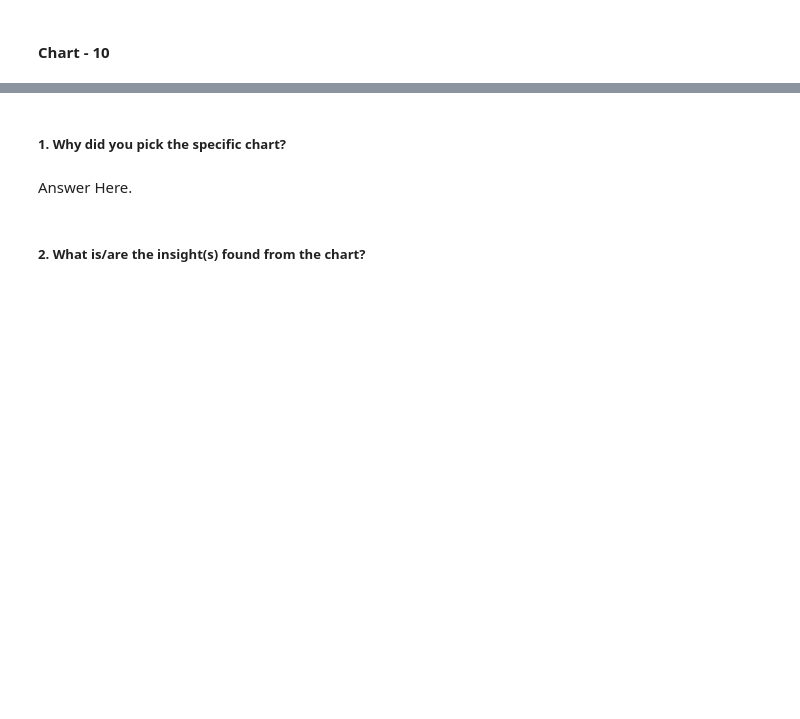
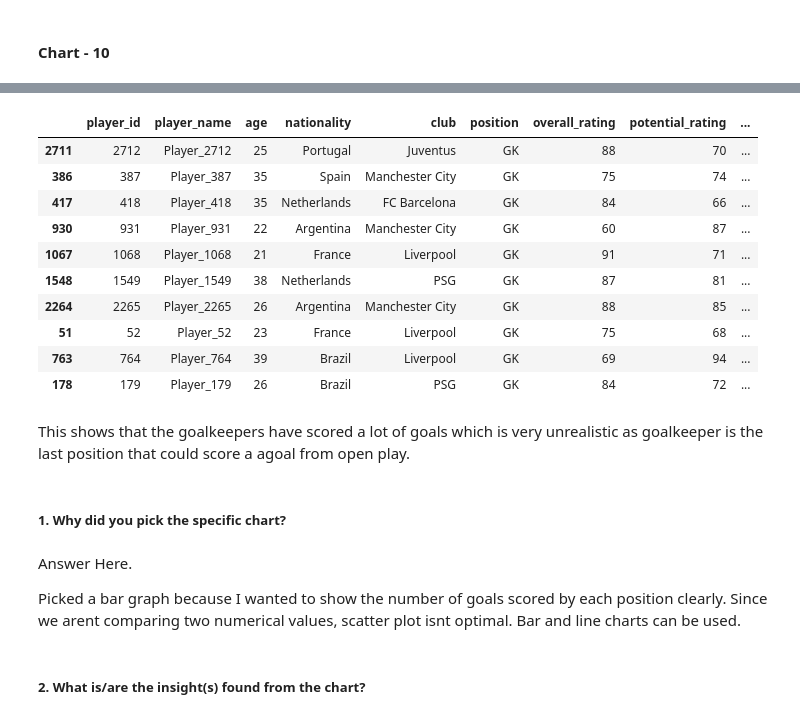
Before and after one commit to kushtagra7/fifa_transfermarket_analysis, a Jupyter notebook: Fifa_TransferMarket_EDA_Project.ipynb, the cells around one changed output, grey strips where cells are left out. Cells and saved outputs as stored; diff of their text form; code cells hidden in the pictures; blank space fills up the shorter version.

```diff
--- a/Fifa_TransferMarket_EDA_Project.ipynb
+++ b/Fifa_TransferMarket_EDA_Project.ipynb
@@ -488,6 +515,25 @@ Answer Here
+# %%
+#Further Investigation
+df[df['position'] == 'GK'].sort_values(by='goals', ascending=False).head(10)
+# %% [output]
+|  | player_id | player_name | age | nationality | club | position | overall_rating | potential_rating | ... |
+| 2711 | 2712 | Player_2712 | 25 | Portugal | Juventus | GK | 88 | 70 | ... |
+| 386 | 387 | Player_387 | 35 | Spain | Manchester City | GK | 75 | 74 | ... |
+| 417 | 418 | Player_418 | 35 | Netherlands | FC Barcelona | GK | 84 | 66 | ... |
+| 930 | 931 | Player_931 | 22 | Argentina | Manchester City | GK | 60 | 87 | ... |
+| 1067 | 1068 | Player_1068 | 21 | France | Liverpool | GK | 91 | 71 | ... |
+| 1548 | 1549 | Player_1549 | 38 | Netherlands | PSG | GK | 87 | 81 | ... |
+| 2264 | 2265 | Player_2265 | 26 | Argentina | Manchester City | GK | 88 | 85 | ... |
+| 51 | 52 | Player_52 | 23 | France | Liverpool | GK | 75 | 68 | ... |
+| 763 | 764 | Player_764 | 39 | Brazil | Liverpool | GK | 69 | 94 | ... |
+| 178 | 179 | Player_179 | 26 | Brazil | PSG | GK | 84 | 72 | ... |
+# %% [markdown]
+This shows that the goalkeepers have scored a lot of goals which is very unrealistic as goalkeeper is the last position that could score a agoal from open play.
 # %% [markdown]
 ##### 1. Why did you pick the specific chart?
-# %% [markdown]
-Answer Here.
+# %% [markdown]
+Answer Here.
+
+Picked a bar graph because I wanted to show the number of goals scored by each position clearly. Since we arent comparing two numerical values, scatter plot isnt optimal. Bar and line charts can be used.
 # %% [markdown]
 ##### 2. What is/are the insight(s) found from the chart?
```
Also changed, not shown: parts of 15 cells of this notebook.
